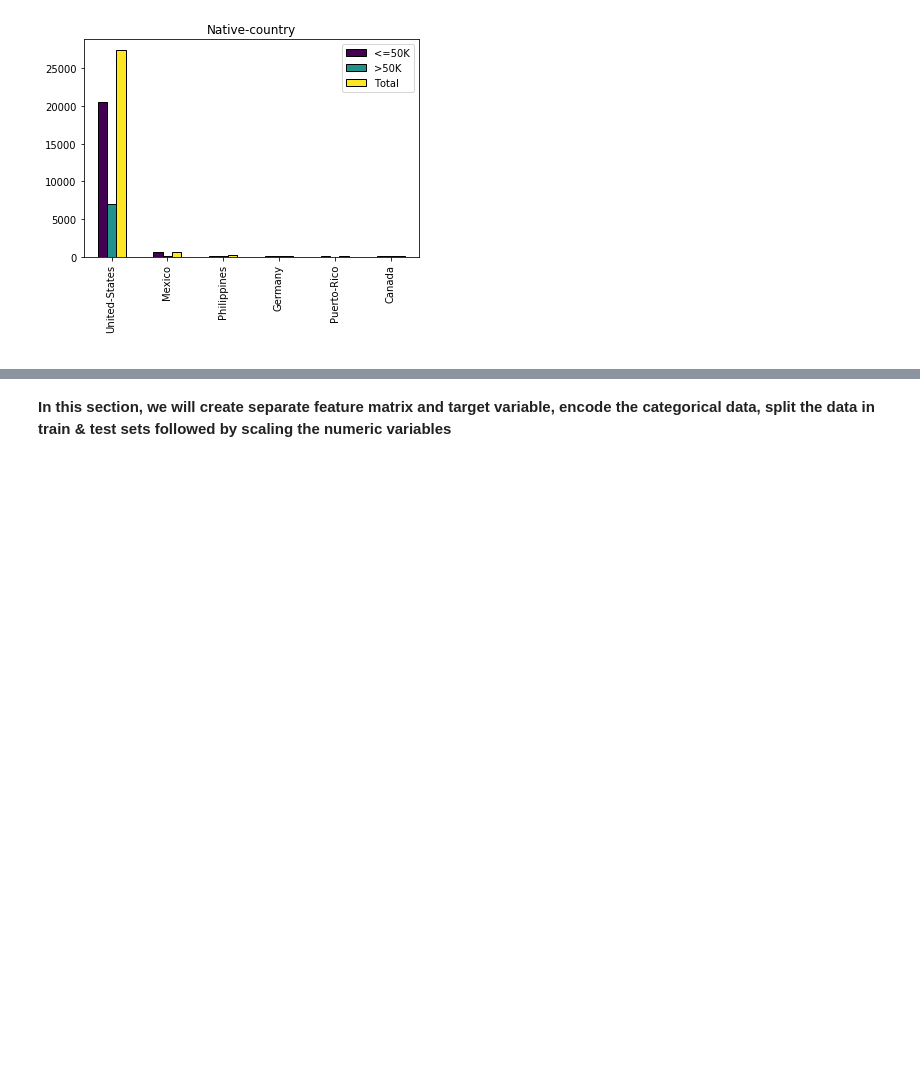
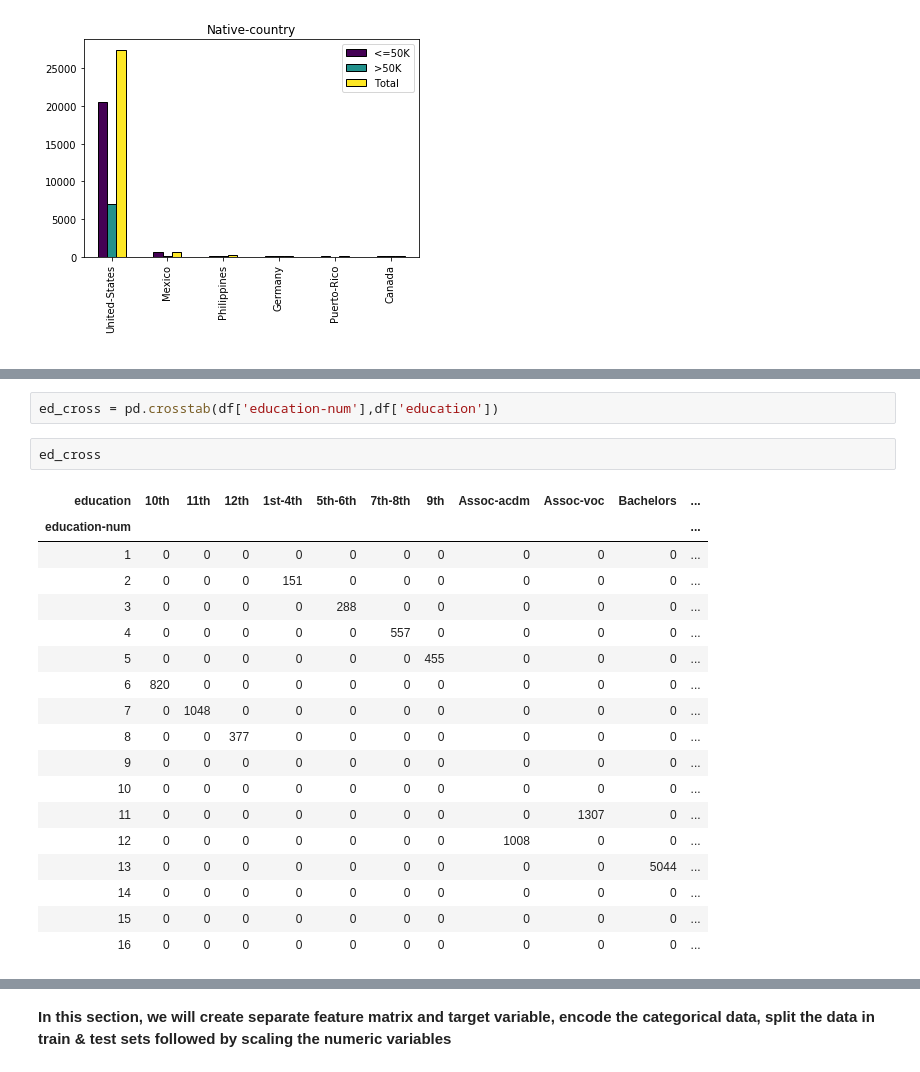
Before and after one commit to ishitashah23/learning-projects, a Jupyter notebook: Income-category Classification Project/Classification Project_Income based on Census.ipynb, the cells around one changed output, grey strips where cells are left out. Cells and saved outputs as stored; diff of their text form; blank space fills up the shorter version.

```diff
--- a/Income-category Classification Project/Classification Project_Income based on Census.ipynb
+++ b/Income-category Classification Project/Classification Project_Income based on Census.ipynb
@@ -308,0 +360,23 @@ for i in cat_cols:
+# %%
+ed_cross = pd.crosstab(df['education-num'],df['education'])
+# %%
+ed_cross
+# %% [output]
+| education | 10th | 11th | 12th | 1st-4th | 5th-6th | 7th-8th | 9th | Assoc-acdm | Assoc-voc | Bachelors | ... |
+| education-num |  |  |  |  |  |  |  |  |  |  | ... |
+| 1 | 0 | 0 | 0 | 0 | 0 | 0 | 0 | 0 | 0 | 0 | ... |
+| 2 | 0 | 0 | 0 | 151 | 0 | 0 | 0 | 0 | 0 | 0 | ... |
+| 3 | 0 | 0 | 0 | 0 | 288 | 0 | 0 | 0 | 0 | 0 | ... |
+| 4 | 0 | 0 | 0 | 0 | 0 | 557 | 0 | 0 | 0 | 0 | ... |
+| 5 | 0 | 0 | 0 | 0 | 0 | 0 | 455 | 0 | 0 | 0 | ... |
+| 6 | 820 | 0 | 0 | 0 | 0 | 0 | 0 | 0 | 0 | 0 | ... |
+| 7 | 0 | 1048 | 0 | 0 | 0 | 0 | 0 | 0 | 0 | 0 | ... |
+| 8 | 0 | 0 | 377 | 0 | 0 | 0 | 0 | 0 | 0 | 0 | ... |
+| 9 | 0 | 0 | 0 | 0 | 0 | 0 | 0 | 0 | 0 | 0 | ... |
+| 10 | 0 | 0 | 0 | 0 | 0 | 0 | 0 | 0 | 0 | 0 | ... |
+| 11 | 0 | 0 | 0 | 0 | 0 | 0 | 0 | 0 | 1307 | 0 | ... |
+| 12 | 0 | 0 | 0 | 0 | 0 | 0 | 0 | 1008 | 0 | 0 | ... |
+| 13 | 0 | 0 | 0 | 0 | 0 | 0 | 0 | 0 | 0 | 5044 | ... |
+| 14 | 0 | 0 | 0 | 0 | 0 | 0 | 0 | 0 | 0 | 0 | ... |
+| 15 | 0 | 0 | 0 | 0 | 0 | 0 | 0 | 0 | 0 | 0 | ... |
+| 16 | 0 | 0 | 0 | 0 | 0 | 0 | 0 | 0 | 0 | 0 | ... |
```
Also changed, not shown: parts of 63 cells of this notebook.
